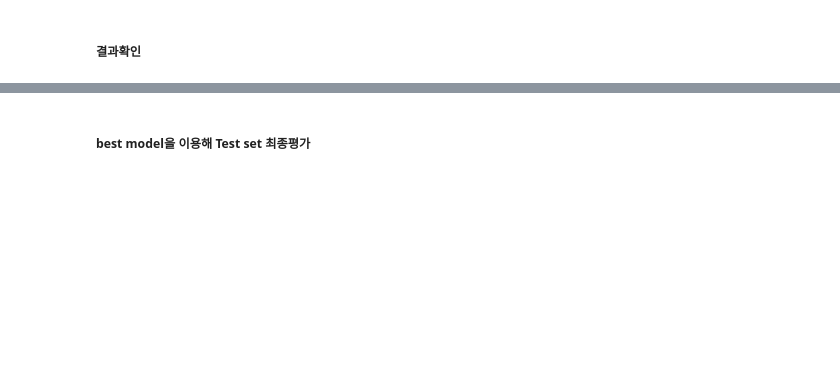
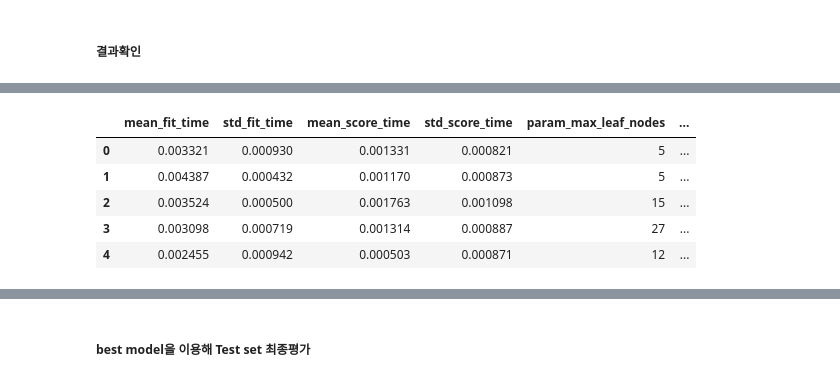
Before and after one commit to Jinhyeok33/my_SKN13, a Jupyter notebook: 08_머신러닝/06_과적합_일반화_그리드서치_파이프라인.ipynb, the cells around one changed output, grey strips where cells are left out. Cells and saved outputs as stored; diff of their text form; code cells hidden in the pictures; blank space fills up the shorter version.

```diff
--- a/08_머신러닝/06_과적합_일반화_그리드서치_파이프라인.ipynb
+++ b/08_머신러닝/06_과적합_일반화_그리드서치_파이프라인.ipynb
@@ -407,6 +568,14 @@ print("best score:", rs.best_score_)
 # %%
 import pandas as pd
 rs_result_df = pd.DataFrame(rs.cv_results_)
-rs_result_df.sort_values('rank_test_score').head()
+rs_result_df.sort_values('rank_test_score').reset_index(drop=True).head() # inplace를 사용하면 원래꺼가 바뀌니까 그 자리에는 None만이 남아
+# inplace를 사용하지 않아야 그 자리에 새로운 DataFrame이 반환되고 .head() 메소드가 먹어.
+# %% [output]
+|  | mean_fit_time | std_fit_time | mean_score_time | std_score_time | param_max_leaf_nodes | ... |
+| 0 | 0.003321 | 0.000930 | 0.001331 | 0.000821 | 5 | ... |
+| 1 | 0.004387 | 0.000432 | 0.001170 | 0.000873 | 5 | ... |
+| 2 | 0.003524 | 0.000500 | 0.001763 | 0.001098 | 15 | ... |
+| 3 | 0.003098 | 0.000719 | 0.001314 | 0.000887 | 27 | ... |
+| 4 | 0.002455 | 0.000942 | 0.000503 | 0.000871 | 12 | ... |
 # %%
 rs_result_df.shape
```
Also changed, not shown: parts of 63 cells of this notebook, 3 other files.
